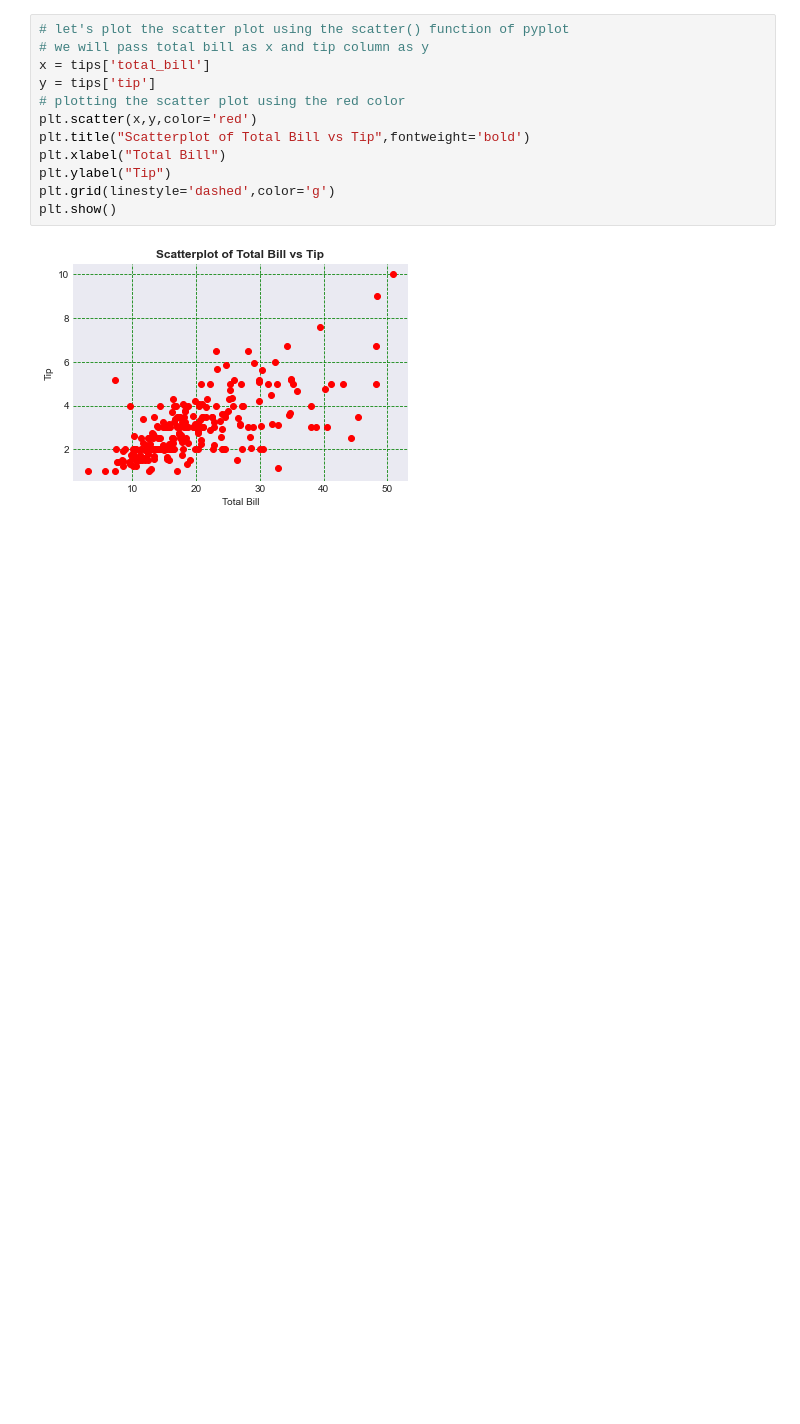
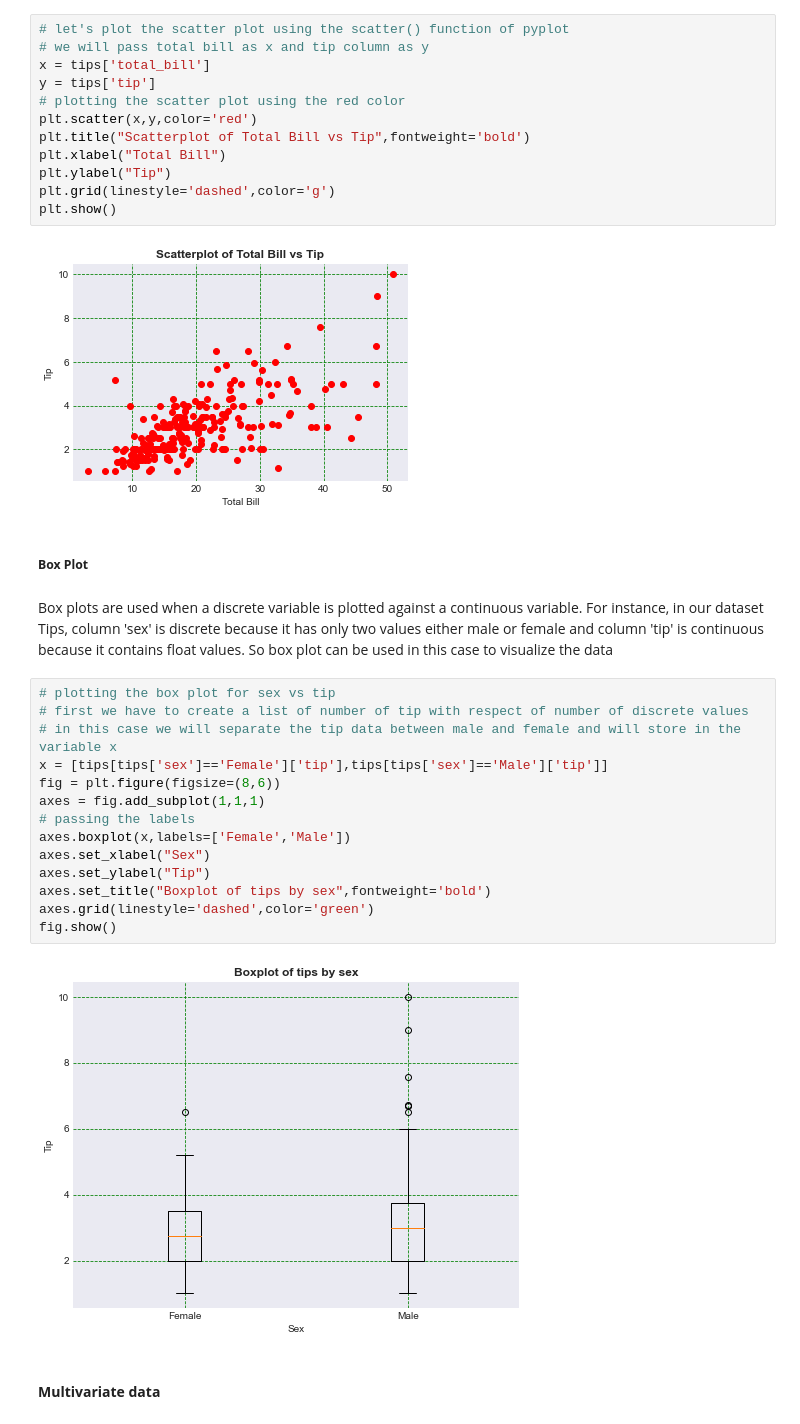
Before and after one commit to prakharjadaun/ML-Learn-With-Me, a Jupyter notebook: 06 - Introduction To Plotting.ipynb, the cells around one changed output. Drawn from its saved outputs; the diff is of its cells as text; blank space fills up the shorter version.

```diff
--- a/06 - Introduction To Plotting.ipynb
+++ b/06 - Introduction To Plotting.ipynb
@@ -261,3 +265,25 @@ plt.grid(linestyle='dashed',color='g')
 plt.show()
 # %% [output]
 [figure]
+# %% [markdown]
+##### **Box Plot**
+# %% [markdown]
+Box plots are used when a discrete variable is plotted against a continuous variable. For instance, in our dataset Tips, column 'sex' is discrete because it has only two values either male or female and column 'tip' is continuous because it contains float values. So box plot can be used in this case to visualize the data
+# %%
+# plotting the box plot for sex vs tip
+# first we have to create a list of number of tip with respect of number of discrete values
+# in this case we will separate the tip data between male and female and will store in the variable x
+x = [tips[tips['sex']=='Female']['tip'],tips[tips['sex']=='Male']['tip']]
+fig = plt.figure(figsize=(8,6))
+axes = fig.add_subplot(1,1,1)
+# passing the labels
+axes.boxplot(x,labels=['Female','Male'])
+axes.set_xlabel("Sex")
+axes.set_ylabel("Tip")
+axes.set_title("Boxplot of tips by sex",fontweight='bold')
+axes.grid(linestyle='dashed',color='green')
+fig.show()
+# %% [output]
+[figure, added]
+# %% [markdown]
+#### **Multivariate data**
```
Also changed, not shown: parts of 5 cells of this notebook.
